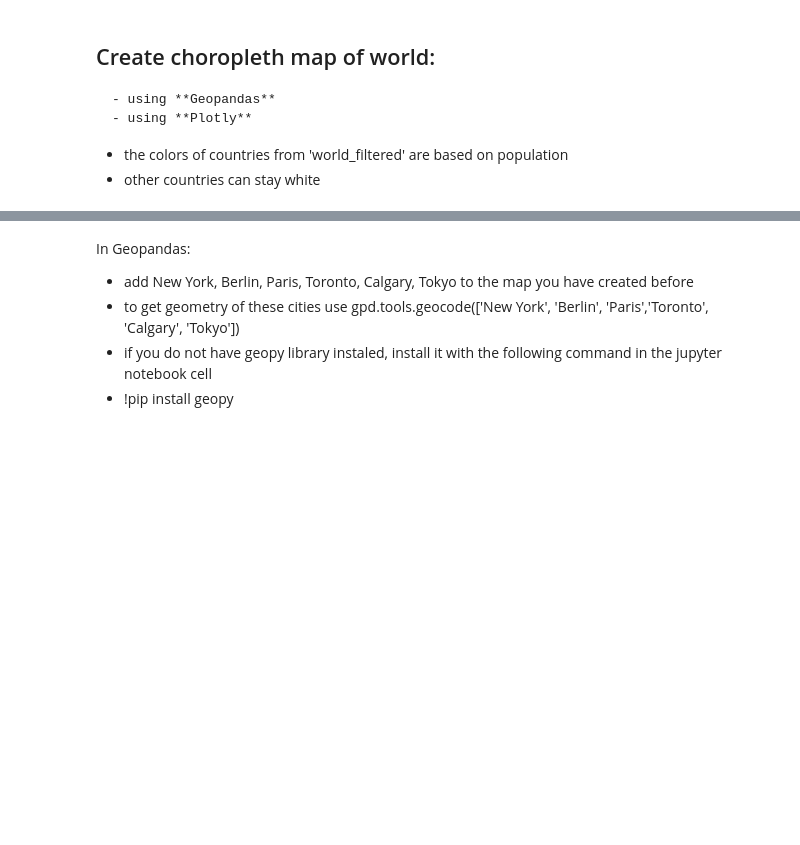
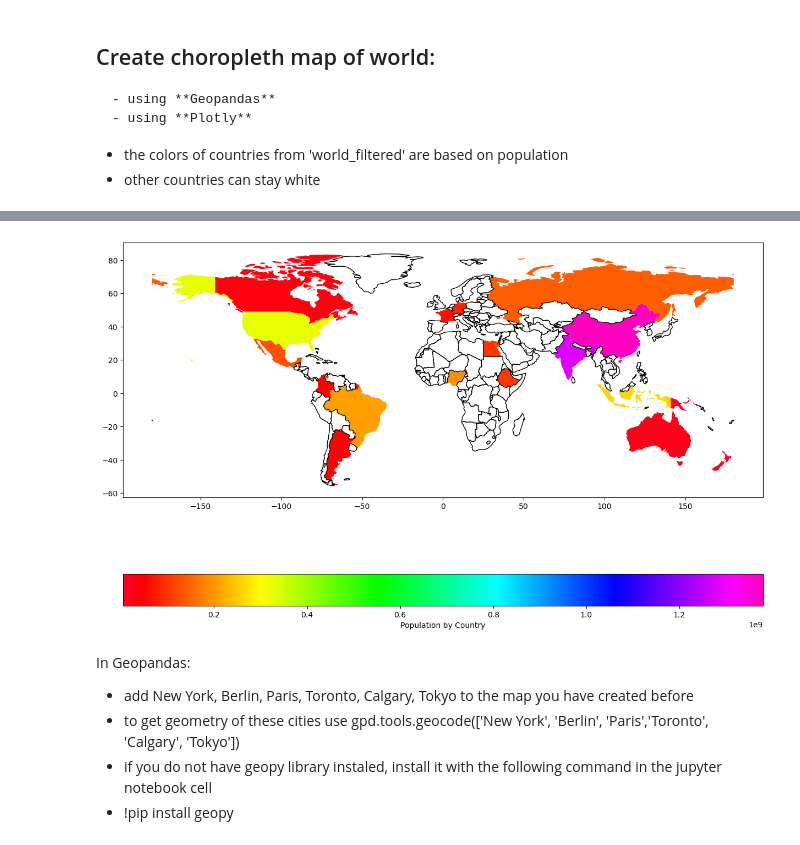
Before and after one commit to ryan-ferns/DS_auticon_dataviz, a Jupyter notebook: maps_exercise.ipynb, the cells around one changed output, grey strips where cells are left out. Saved outputs shown, nothing was run; the diff lists cells and outputs as text; code cells hidden in the pictures; blank space fills up the shorter version.

```diff
--- a/maps_exercise.ipynb
+++ b/maps_exercise.ipynb
@@ -39,4 +242,43 @@ Create choropleth map of world:
 # add the rest of the countries
+# %%
+# Create new dataframe from 'world' dataframe by removing
+# the countries from 'world_filtered' dataframe.
+
+world_2 = world.drop(
+    labels=top_cntry_index,
+    axis=0
+)
+# %%
+# GeoPandas
+# create figure and axes
+
+fig, ax = plt.subplots(figsize=(15,12))
+
+# create map from world_filtered data-frame
+
+world_filtered.plot(
+    column='pop_est',
+    cmap='gist_rainbow',
+    ax=ax,
+    legend=True,
+    legend_kwds={
+        'label': "Population by Country",
+        'orientation': "horizontal"
+    }
+)
+
+# add the rest of the countries
+# Plot the 'world_2' dataframe with the new countries coloured white.
+# The edges are coloured black so that we can see them.
+
+world_2.plot(
+    color='white',
+    ax=ax,
+    edgecolor='black'
+)
+plt.show()
+# %% [output]
+[figure, added]
 # %% [markdown]
 In Geopandas:
 * add New York, Berlin, Paris, Toronto, Calgary, Tokyo to the map you have created before
```
Also changed, not shown: parts of 27 cells of this notebook.
